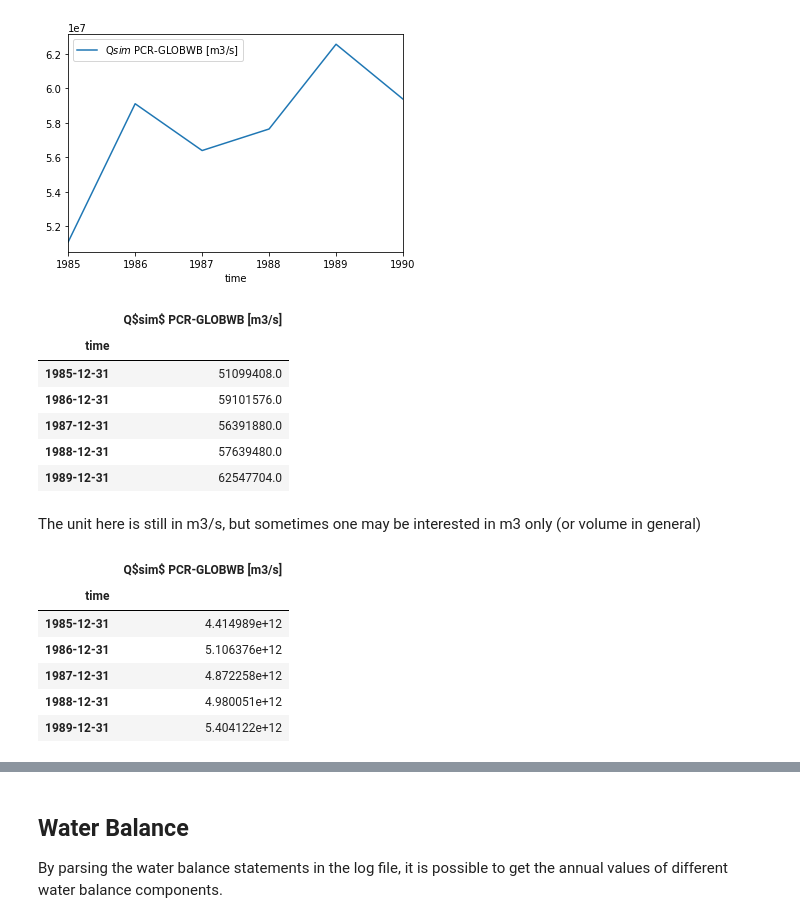
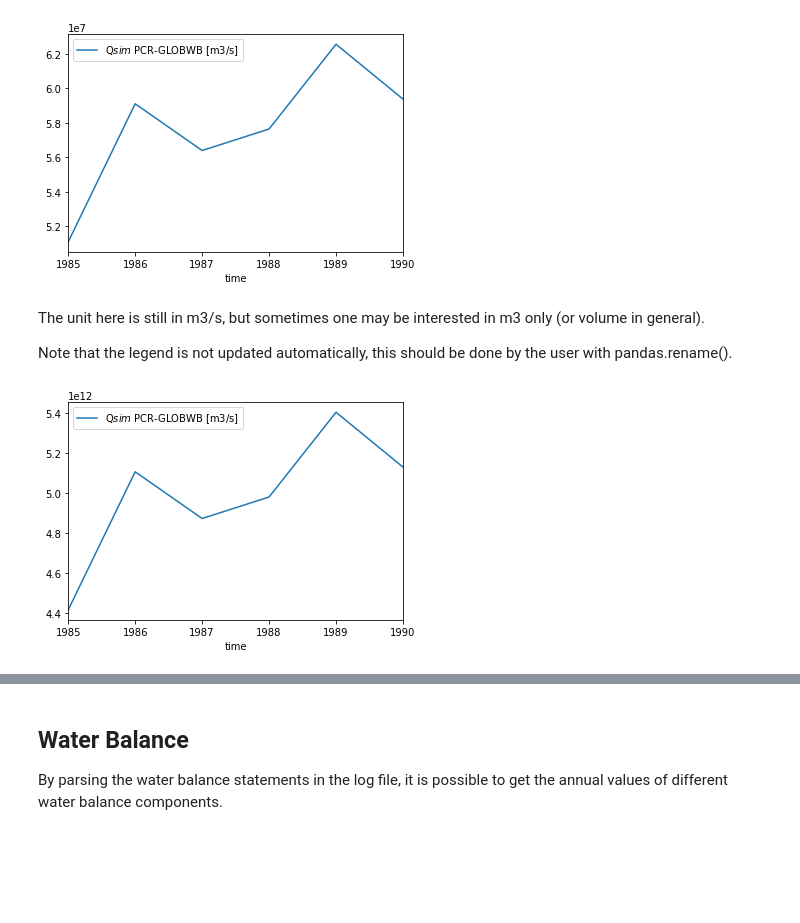
Before and after one commit to JannisHoch/pcrglobwb_utils, a Jupyter notebook: examples/example.ipynb, the cells around one changed output, grey strips where cells are left out. Drawn from its saved outputs; the diff is of its cells as text; code cells hidden in the pictures; blank space fills up the shorter version.

```diff
--- a/examples/example.ipynb
+++ b/examples/example.ipynb
@@ -179,25 +171,10 @@ annualData = pcrglobwb_utils.time_funcs.daily2yearly(q_sim_obidos, plot=True)
 # %% [output]
 [figure]
-# %%
-annualData.head()
-# %% [output]
-|  | Q$sim$ PCR-GLOBWB [m3/s] |
-| time |  |
-| 1985-12-31 | 51099408.0 |
-| 1986-12-31 | 59101576.0 |
-| 1987-12-31 | 56391880.0 |
-| 1988-12-31 | 57639480.0 |
-| 1989-12-31 | 62547704.0 |
 # %% [markdown]
-The unit here is still in m3/s, but sometimes one may be interested in m3 only (or volume in general)
+The unit here is still in m3/s, but sometimes one may be interested in m3 only (or volume in general).
+
+Note that the legend is not updated automatically, this should be done by the user with pandas.rename().
 # %%
-annualData = pcrglobwb_utils.time_funcs.daily2yearly(q_sim_obidos, volumetric=True)
-annualData.head()
+annualAggrVolData = pcrglobwb_utils.time_funcs.daily2yearly(q_sim_obidos, volumetric=True, plot=True)
 # %% [output]
-|  | Q$sim$ PCR-GLOBWB [m3/s] |
-| time |  |
-| 1985-12-31 | 4.414989e+12 |
-| 1986-12-31 | 5.106376e+12 |
-| 1987-12-31 | 4.872258e+12 |
-| 1988-12-31 | 4.980051e+12 |
-| 1989-12-31 | 5.404122e+12 |
+[figure, added]
```
Also changed, not shown: parts of 23 cells of this notebook, 2 other files.
